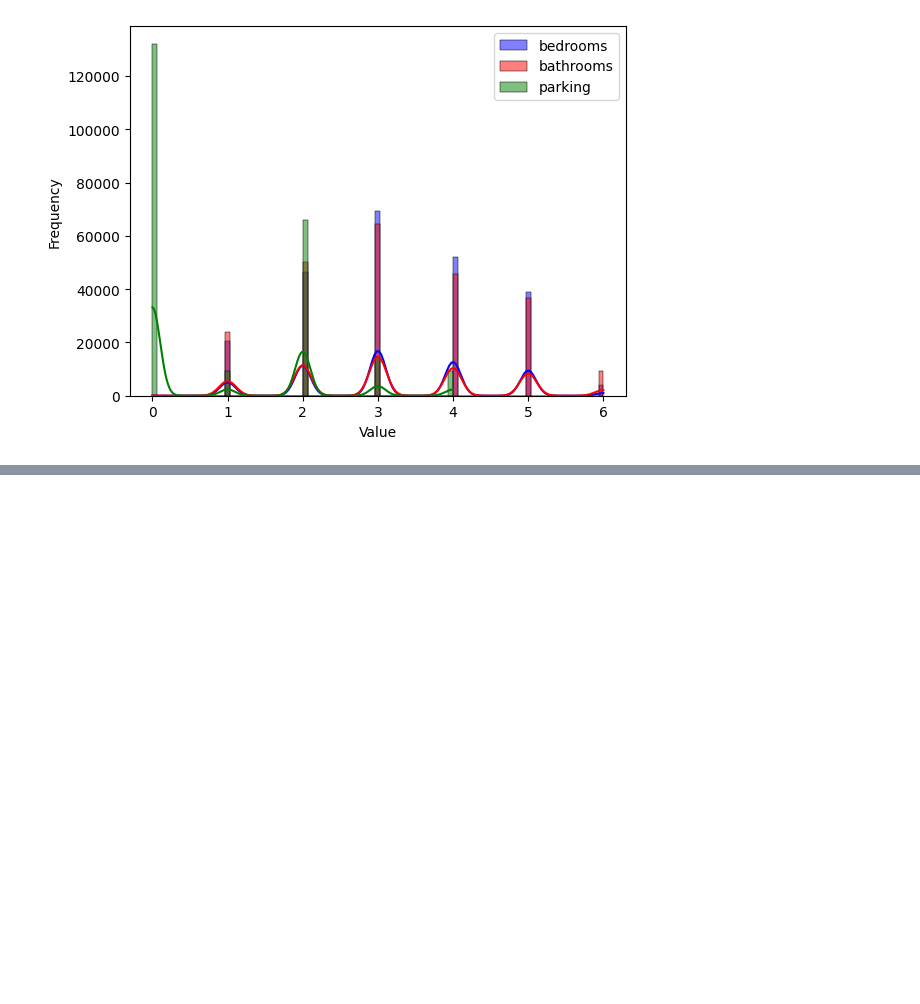
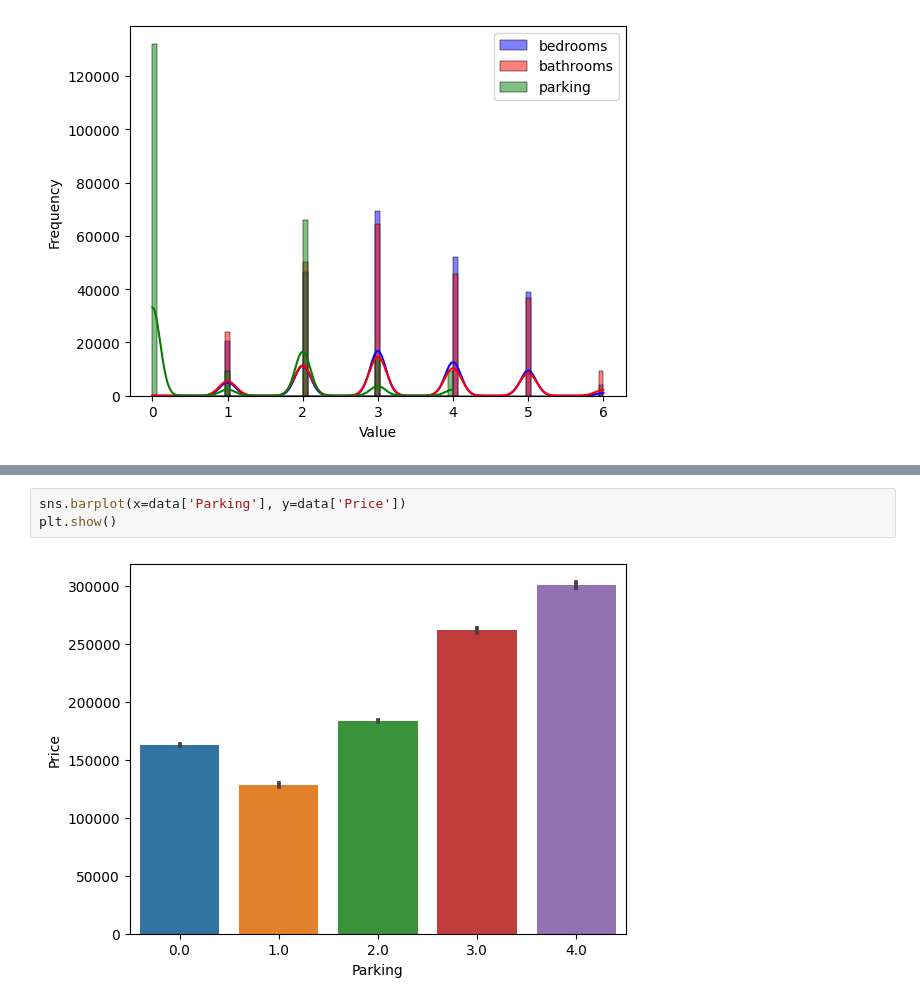
Before and after one commit to Mburu-Elvis/NairobiRentPrices, a Jupyter notebook: eda_housing_nairobi.ipynb, the cells around one changed output, grey strips where cells are left out. Saved outputs shown, nothing was run; the diff lists cells and outputs as text; blank space fills up the shorter version.

```diff
--- a/eda_housing_nairobi.ipynb
+++ b/eda_housing_nairobi.ipynb
@@ -841,0 +868,5 @@ plt.show()
+# %%
+sns.barplot(x=data['Parking'], y=data['Price'])
+plt.show()
+# %% [output]
+[figure, added]
```
Also changed, not shown: parts of 8 cells of this notebook.
